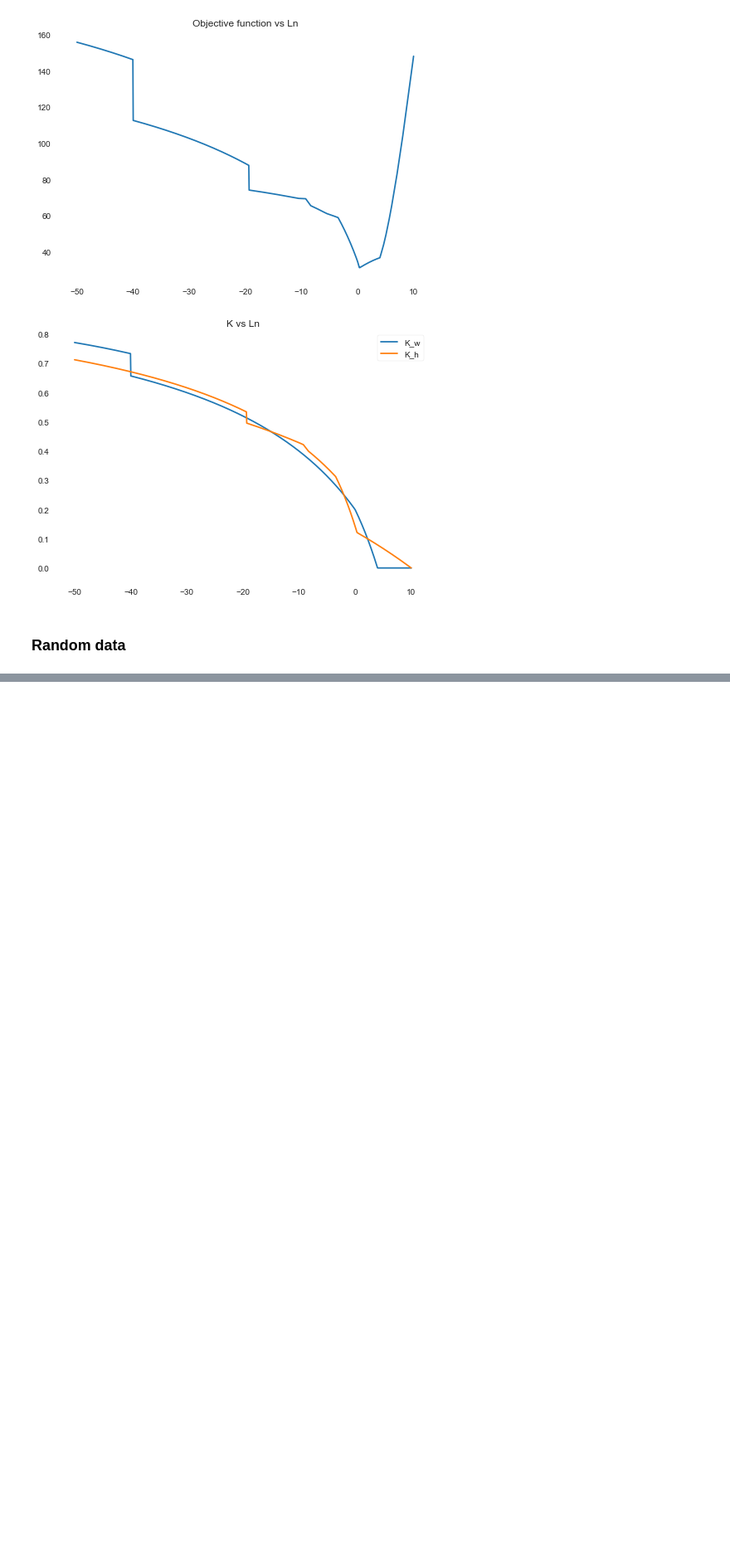
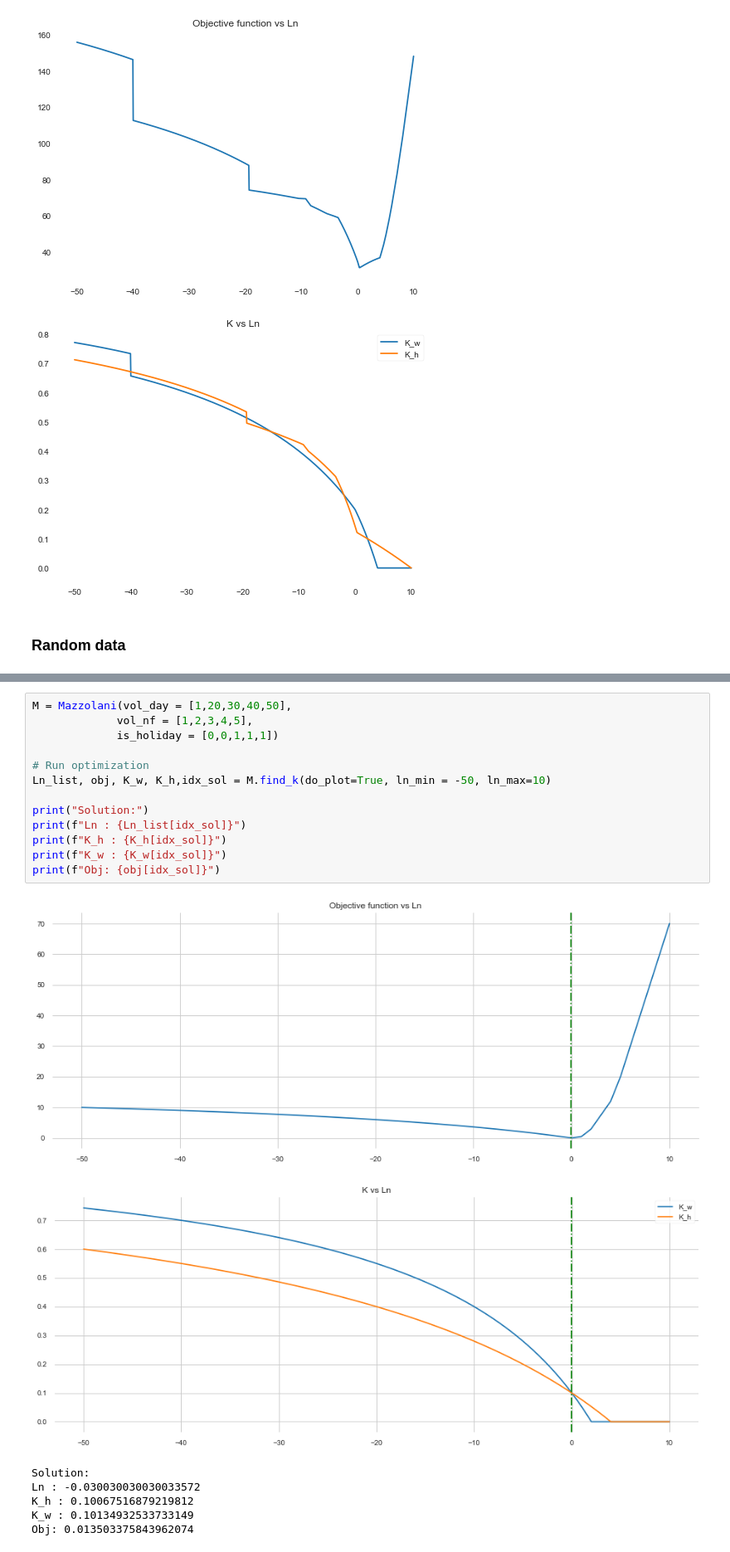
Before and after one commit to StorWater/StorWater_POC, a Jupyter notebook: notebooks/07-jsg-Mazzolani.ipynb, the cells around one changed output, grey strips where cells are left out. Shown at 83% size. Cells and saved outputs as stored; diff of their text form; blank space fills up the shorter version.

```diff
--- a/notebooks/07-jsg-Mazzolani.ipynb
+++ b/notebooks/07-jsg-Mazzolani.ipynb
@@ -407,0 +502,21 @@ Obj: 601.1553539707486
+# %%
+M = Mazzolani(vol_day = [1,20,30,40,50],
+             vol_nf = [1,2,3,4,5],
+             is_holiday = [0,0,1,1,1])
+
+# Run optimization
+Ln_list, obj, K_w, K_h,idx_sol = M.find_k(do_plot=True, ln_min = -50, ln_max=10)
+
+print("Solution:")
+print(f"Ln : {Ln_list[idx_sol]}")
+print(f"K_h : {K_h[idx_sol]}")
+print(f"K_w : {K_w[idx_sol]}")
+print(f"Obj: {obj[idx_sol]}")
+# %% [output]
+[figure, added]
+[figure, added]
+Solution:
+Ln : -0.030030030030033572
+K_h : 0.10067516879219812
+K_w : 0.10134932533733149
+Obj: 0.013503375843962074
```
Also changed, not shown: parts of 5 cells of this notebook, 2 other files.
